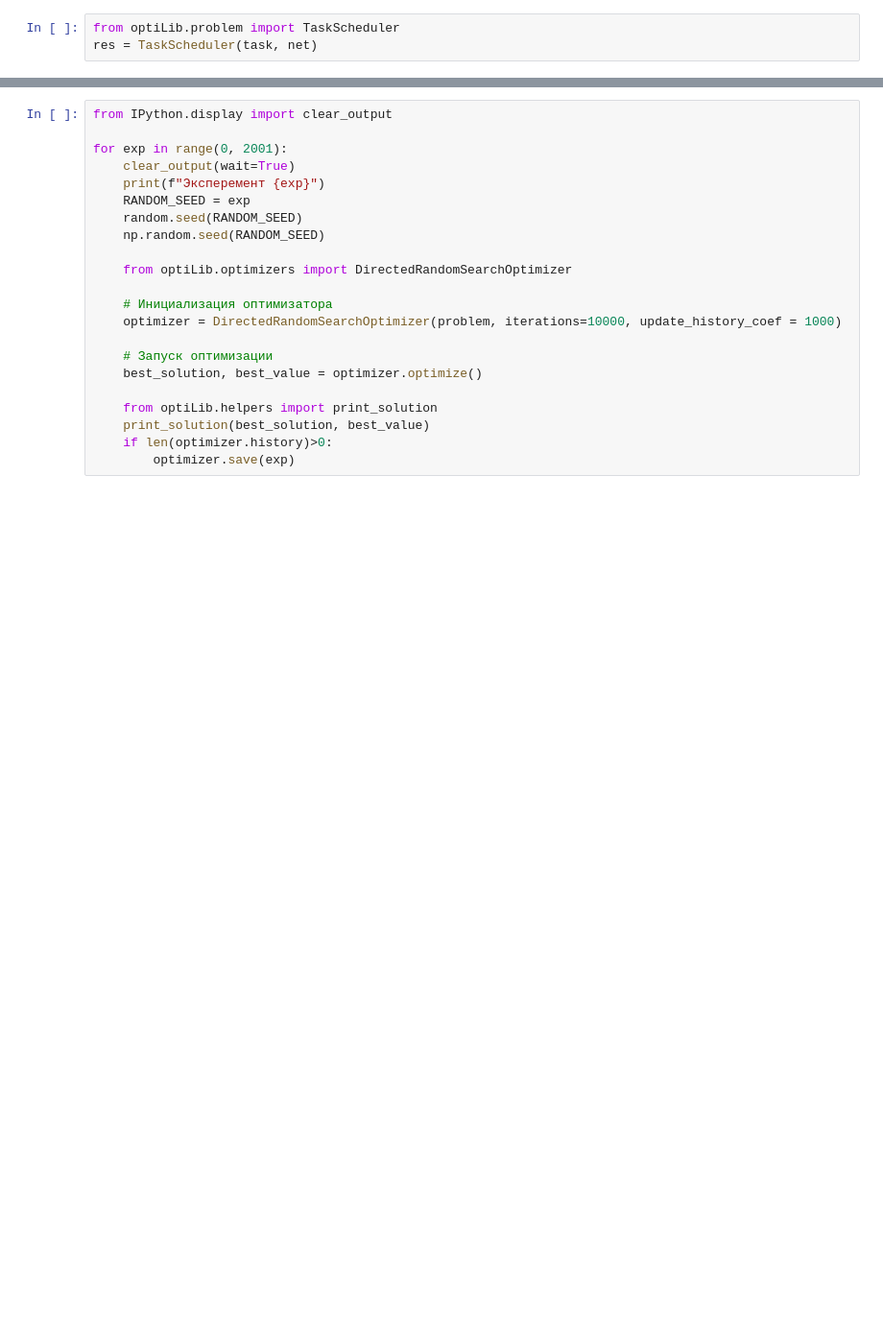
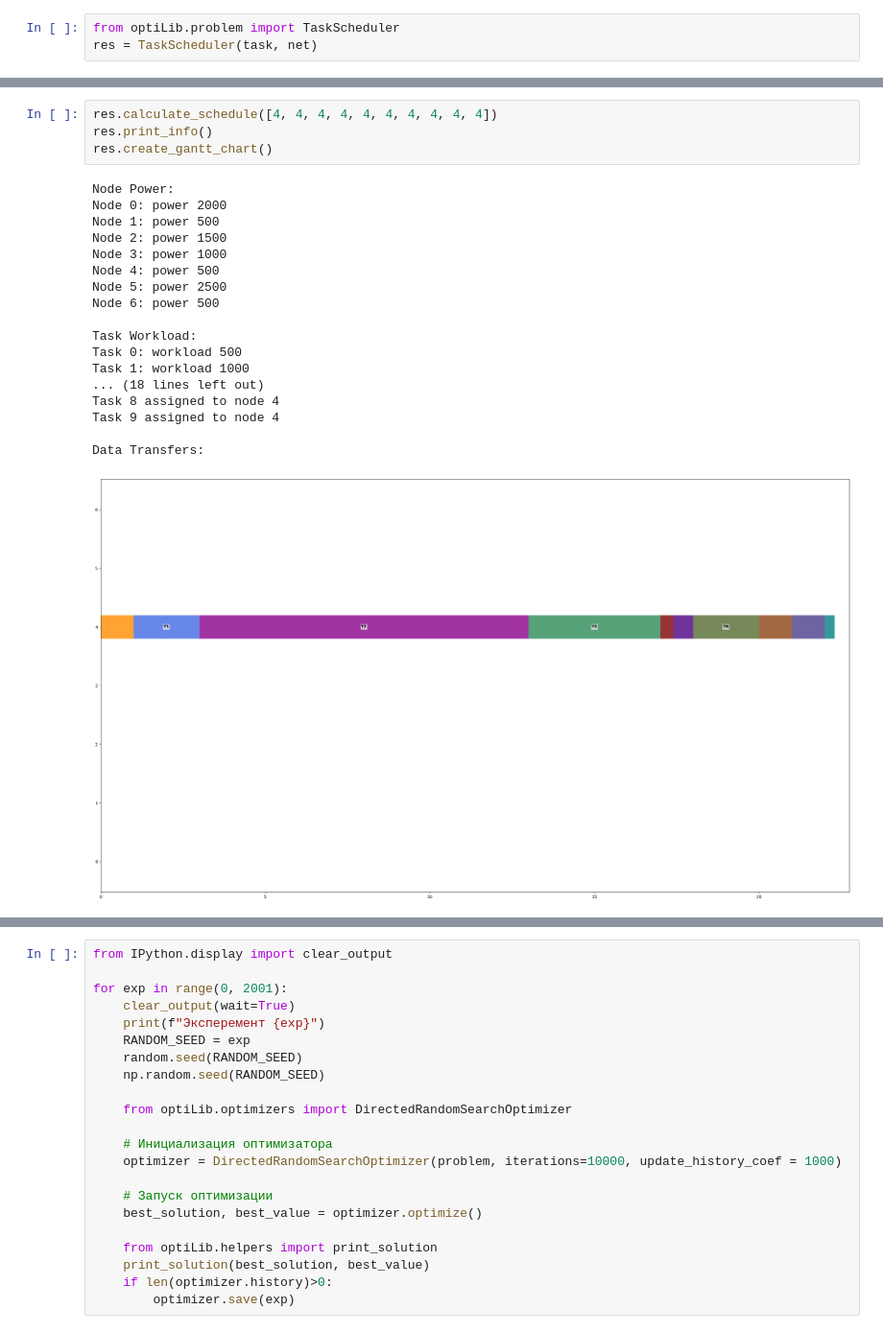
Before and after one commit to Me0n4ik/MATH, a Jupyter notebook: main.ipynb, the cells around one changed output, grey strips where cells are left out. Shown at 96% size. Cells and saved outputs as stored; diff of their text form; blank space fills up the shorter version.

```diff
--- a/main.ipynb
+++ b/main.ipynb
@@ -490,0 +511,23 @@ array([0, 2, 2, 3, 1, 2, 1, 2, 3, 2])
+# %%
+res.calculate_schedule([4, 4, 4, 4, 4, 4, 4, 4, 4, 4])
+res.print_info()
+res.create_gantt_chart()
+# %% [output]
+Node Power:
+Node 0: power 2000
+Node 1: power 500
+Node 2: power 1500
+Node 3: power 1000
+Node 4: power 500
+Node 5: power 2500
+Node 6: power 500
+
+Task Workload:
+Task 0: workload 500
+Task 1: workload 1000
+... (18 lines left out)
+Task 8 assigned to node 4
+Task 9 assigned to node 4
+
+Data Transfers:
+[figure, added]
```
Also changed, not shown: parts of 11 cells of this notebook, 2 other files.
